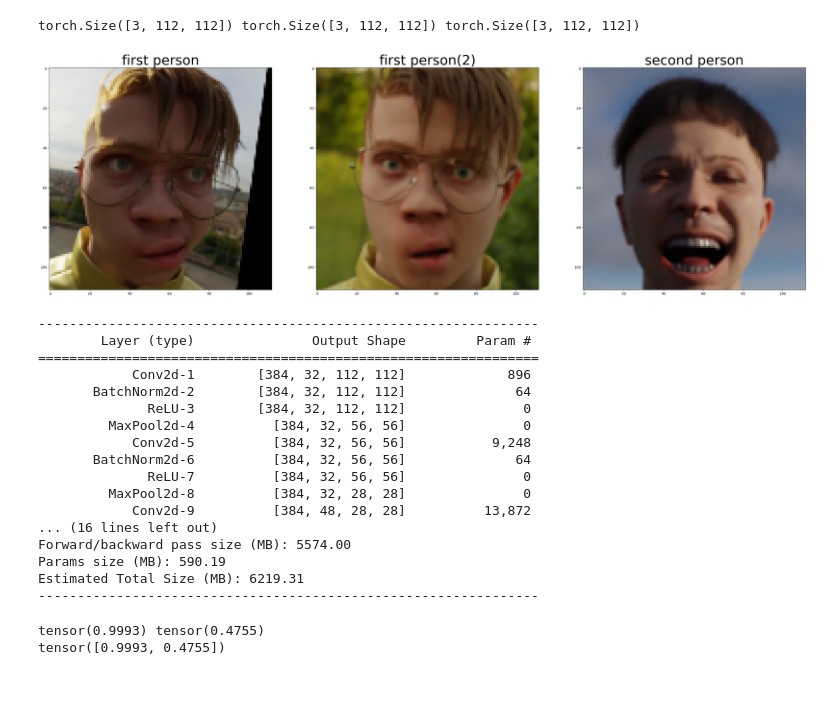
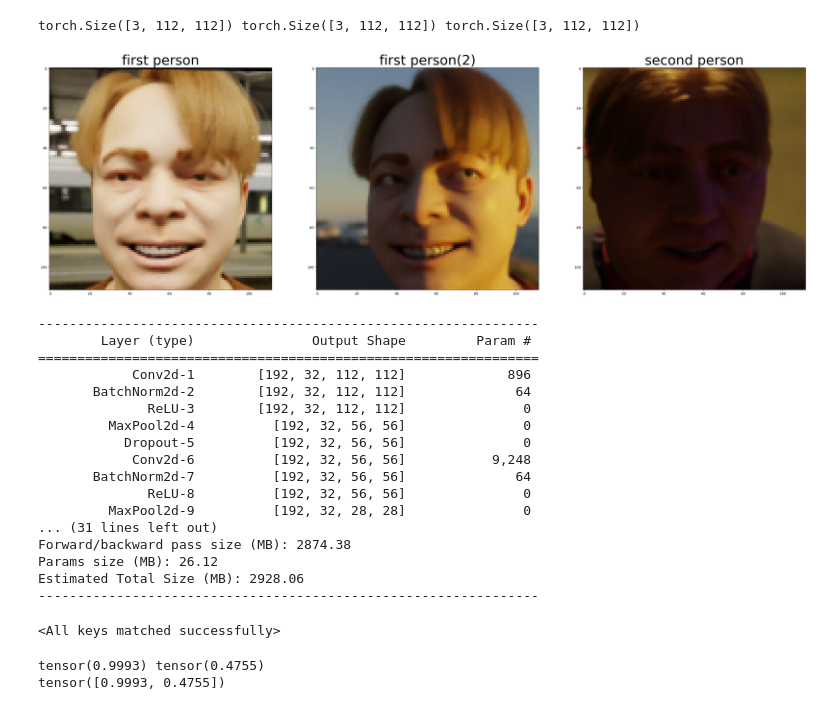
Before and after one commit to freQuensy23-coder/face_detection, a Jupyter notebook: main_new.ipynb, the cells around one changed output. Drawn from its saved outputs; the diff is of its cells as text; code cells hidden in the pictures.

```diff
--- a/main_new.ipynb
+++ b/main_new.ipynb
@@ -59,7 +66,7 @@ class FaceFolderDataset(Dataset):
             img = Image.open(image_path)
             img = img.convert("RGB")
             return img, person
-        elif type(idx) is str or np.str_:
+        elif type(idx) is str or type(idx) is np.str_:
             person = idx
             image_path = os.path.join(self.root_dir, person, random.choice(self.person_images[person]))
 
@@ -89,31 +96,31 @@ class FaceDataLoader:
     def __len__(self):
         return self.number_of_batches
 # %%
-test_dataset = FaceFolderDataset(root_dir="images", dirs=[str(i) for i in range(1, 41)])
-train_dataset  = FaceFolderDataset(root_dir="images", dirs=[str(i) for i in range(41, 5999)])
+test_dataset = FaceFolderDataset(root_dir="images", dirs=[str(i) for i in range(0, 50)])
+train_dataset  = FaceFolderDataset(root_dir="images", dirs=[str(i) for i in range(50, 5999)])
 
 test_dataloader = FaceDataLoader(test_dataset, batch_size=16)
-train_dataloader = FaceDataLoader(train_dataset, batch_size=100)
+train_dataloader = FaceDataLoader(train_dataset, batch_size=124)
 # %%
-batch = next(iter(train_dataloader))
+batch = next(iter(test_dataloader))
 im11, im12, im21 = batch[:3]
 print(im11.shape, im12.shape, im21.shape)
 # for im11, im12, im21 in batch:
 fig = plt.figure(figsize=(40, 40))
 ax1 = fig.add_subplot(1, 3, 1)
 ax1.imshow(im11.permute(1, 2, 0).numpy())
 ax1.set_title("first person")
 ax2 = fig.add_subplot(1, 3, 2)
 ax2.imshow(im12.permute(1, 2, 0).numpy())
 ax2.set_title("first person(2)")
 ax3 = fig.add_subplot(1, 3, 3)
 ax3.imshow(im21.permute(1, 2, 0).numpy())
 ax3.set_title("second person")
 
 for ax in fig.axes:
     ax.title.set_fontsize(40)
 plt.show()
 # %% [output]
 torch.Size([3, 112, 112]) torch.Size([3, 112, 112]) torch.Size([3, 112, 112])
-[figure, old version]
+[figure, new version]
 # %%
@@ -143,25 +173,30 @@ model = model.to(device)
 # %%
 # Use torchsummary to check model memory usage
 import torchsummary as ts
-ts.summary(model, (3, 112, 112), batch_size=128 * 3, device='cuda')
+ts.summary(model, (3, 112, 112), batch_size=64 * 3, device='cuda')
 # %% [output]
 ----------------------------------------------------------------
         Layer (type)               Output Shape         Param #
 ================================================================
-            Conv2d-1        [384, 32, 112, 112]             896
-       BatchNorm2d-2        [384, 32, 112, 112]              64
-              ReLU-3        [384, 32, 112, 112]               0
-         MaxPool2d-4          [384, 32, 56, 56]               0
-            Conv2d-5          [384, 32, 56, 56]           9,248
-       BatchNorm2d-6          [384, 32, 56, 56]              64
-              ReLU-7          [384, 32, 56, 56]               0
-         MaxPool2d-8          [384, 32, 28, 28]               0
-            Conv2d-9          [384, 48, 28, 28]          13,872
-... (16 lines left out)
-Forward/backward pass size (MB): 5574.00
-Params size (MB): 590.19
-Estimated Total Size (MB): 6219.31
+            Conv2d-1        [192, 32, 112, 112]             896
+       BatchNorm2d-2        [192, 32, 112, 112]              64
+              ReLU-3        [192, 32, 112, 112]               0
+         MaxPool2d-4          [192, 32, 56, 56]               0
+           Dropout-5          [192, 32, 56, 56]               0
+            Conv2d-6          [192, 32, 56, 56]           9,248
+       BatchNorm2d-7          [192, 32, 56, 56]              64
+              ReLU-8          [192, 32, 56, 56]               0
+         MaxPool2d-9          [192, 32, 28, 28]               0
+... (31 lines left out)
+Forward/backward pass size (MB): 2874.38
+Params size (MB): 26.12
+Estimated Total Size (MB): 2928.06
 ----------------------------------------------------------------
+# %%
+# load pretrained model norelu_model_70.pth
+model.load_state_dict(torch.load("norelu_model_70.pth"))
+# %% [output]
+<All keys matched successfully>
 # %%
 optimizer = torch.optim.Adam(model.parameters(), lr=0.001)
 # %%
```
Also changed, not shown: parts of 57 cells of this notebook.
